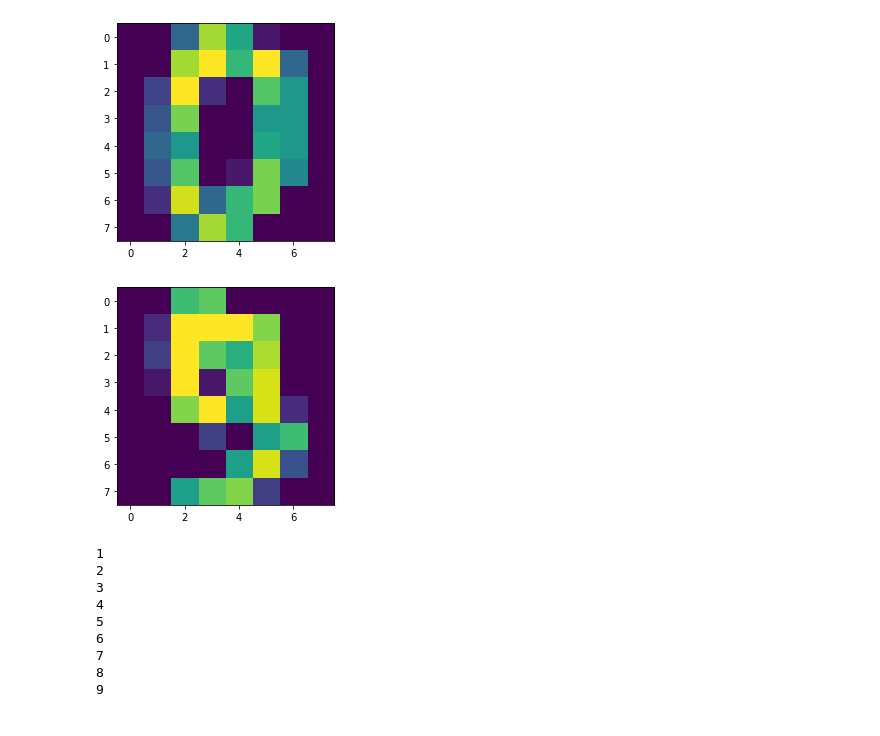
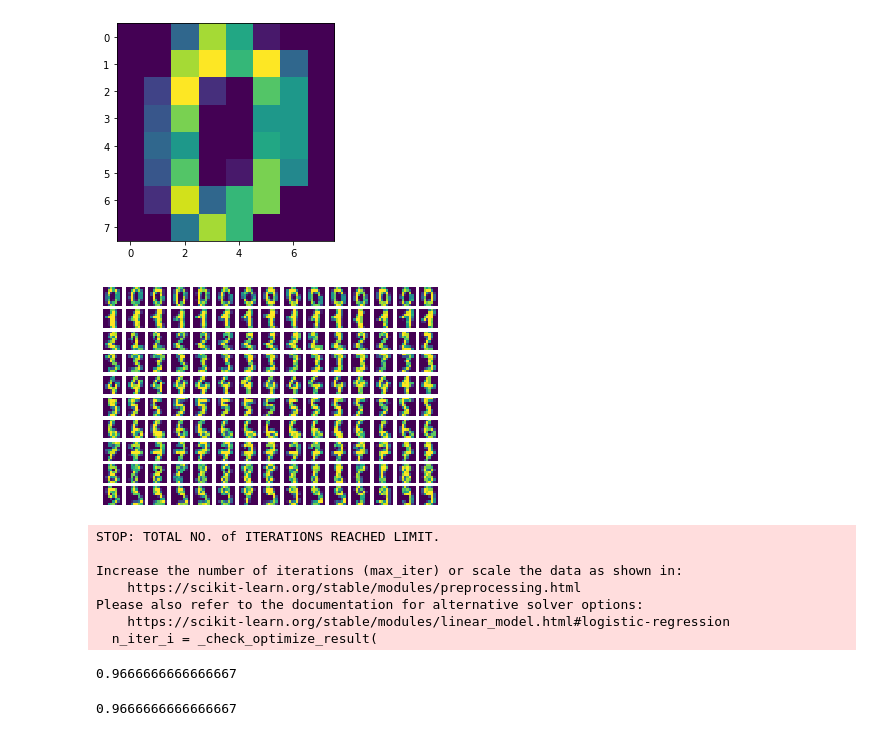
Before and after one commit to ducksfrogs/udemyScipy, a Jupyter notebook: confMat.ipynb, the cells around one changed output. Drawn from its saved outputs; the diff is of its cells as text; code cells hidden in the pictures.

```diff
--- a/confMat.ipynb
+++ b/confMat.ipynb
@@ -135,21 +135,12 @@ plt.imshow(img[0])
 # %% [output]
 <matplotlib.image.AxesImage at 0x...>
 [figure]
-# %%
-for i in range(1,10):
-    plt.imshow(img[i])
-# %% [output]
-[figure, removed]
-# %%
-for i in range(1,10):
-    print(i)
-# %% [output]
-1
-2
-3
-4
-5
-6
-7
-8
-9
+# %%
+for i in range(10):
+    i_th_digit = data.images[data.target==i]
+    for j in range(0,15):
+        plt.subplot(10, 15, i * 15 + j +1)
+        plt.axis('off')
+        plt.imshow(i_th_digit[j], interpolation='none')
+# %% [output]
+[figure, added]
@@ -155,0 +156,12 @@ for i in range(1,10):
+# %%
+clf.fit(X_train, y_train)
+clf.score(X_test, y_test)
+# %% [output]
+STOP: TOTAL NO. of ITERATIONS REACHED LIMIT.
+
+Increase the number of iterations (max_iter) or scale the data as shown in:
+    https://scikit-learn.org/stable/modules/preprocessing.html
+Please also refer to the documentation for alternative solver options:
+    https://scikit-learn.org/stable/modules/linear_model.html#logistic-regression
+  n_iter_i = _check_optimize_result(
+0.9666666666666667
@@ -155,0 +170,4 @@ for i in range(1,10):
+# %%
+accuracy_score(y_test, y_pred)
+# %% [output]
+0.9666666666666667
```
Also changed, not shown: parts of 10 cells of this notebook, 3 other files.
